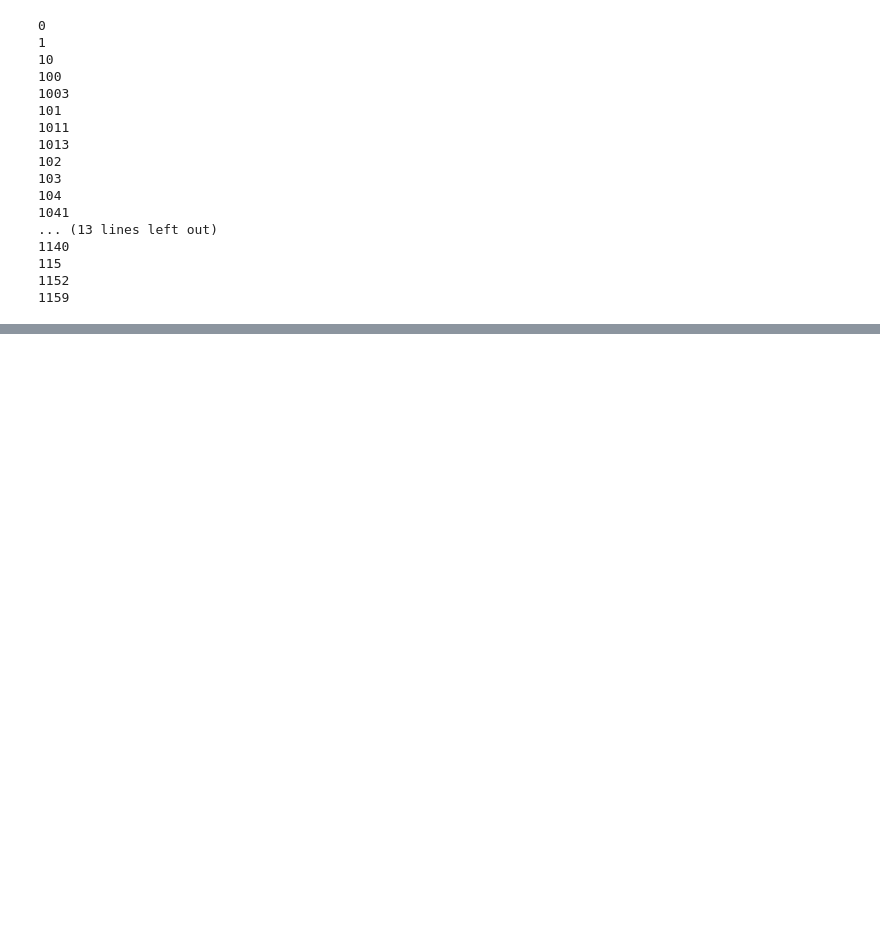
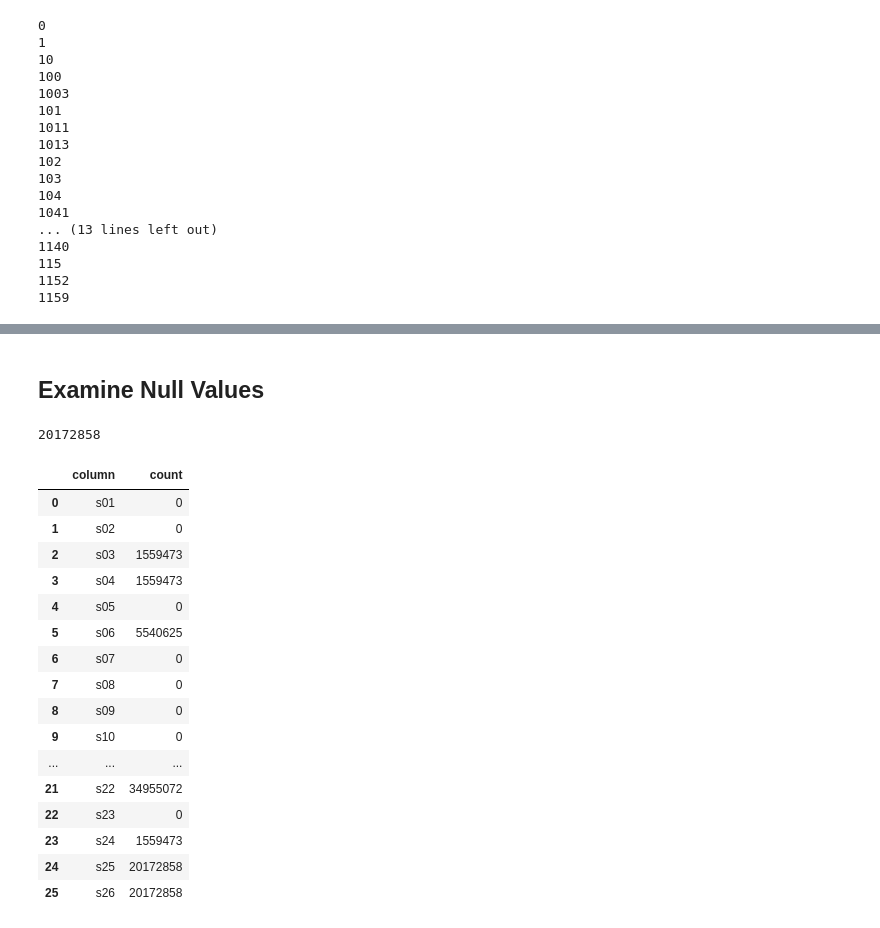
Before and after one commit to psnonis/ClickBait, a Jupyter notebook: notebooks/EDA-Brian.ipynb, the cells around one changed output, grey strips where cells are left out. Cells and saved outputs as stored; diff of their text form; code cells hidden in the pictures; blank space fills up the shorter version.

```diff
--- a/notebooks/EDA-Brian.ipynb
+++ b/notebooks/EDA-Brian.ipynb
@@ -52,0 +88,9 @@
+# %%
+schema = StructType()
+
+for f in range(0, 39 + 1):
+    if   f == 0 : schema.add(StructField(f'ctr',        IntegerType(), True))
+    elif f < 14 : schema.add(StructField(f'i{f   :02}', IntegerType(), True))
+    else        : schema.add(StructField(f's{f-13:02}',  StringType(), True))
+# %%
+criteo = spark.read.csv("../data/train.txt", header=True, sep="\t", schema=schema)
@@ -52,0 +164,2 @@
+# %% [markdown]
+## Examine Null Values
@@ -52,0 +168,35 @@
+# %%
+criteo.where(criteo["s25"].isNull()).count()
+# %% [output]
+20172858
+# %%
+null_dict = {'column': [], 'count': []}
+
+categorical_columns = [ col for col in criteo.columns if 's' in col]
+
+for col in categorical_columns:
+    null_count = criteo.where(criteo[col].isNull()).count()
+    null_dict['column'].append(col)
+    null_dict['count'].append(null_count)
+# %%
+null_df = pd.DataFrame.from_dict(null_dict)
+# %%
+null_df.head(30)
+# %% [output]
+|  | column | count |
+| 0 | s01 | 0 |
+| 1 | s02 | 0 |
+| 2 | s03 | 1559473 |
+| 3 | s04 | 1559473 |
+| 4 | s05 | 0 |
+| 5 | s06 | 5540625 |
+| 6 | s07 | 0 |
+| 7 | s08 | 0 |
+| 8 | s09 | 0 |
+| 9 | s10 | 0 |
+| ... | ... | ... |
+| 21 | s22 | 34955072 |
+| 22 | s23 | 0 |
+| 23 | s24 | 1559473 |
+| 24 | s25 | 20172858 |
+| 25 | s26 | 20172858 |
```
Also changed, not shown: parts of 38 cells of this notebook, 16 other files.
